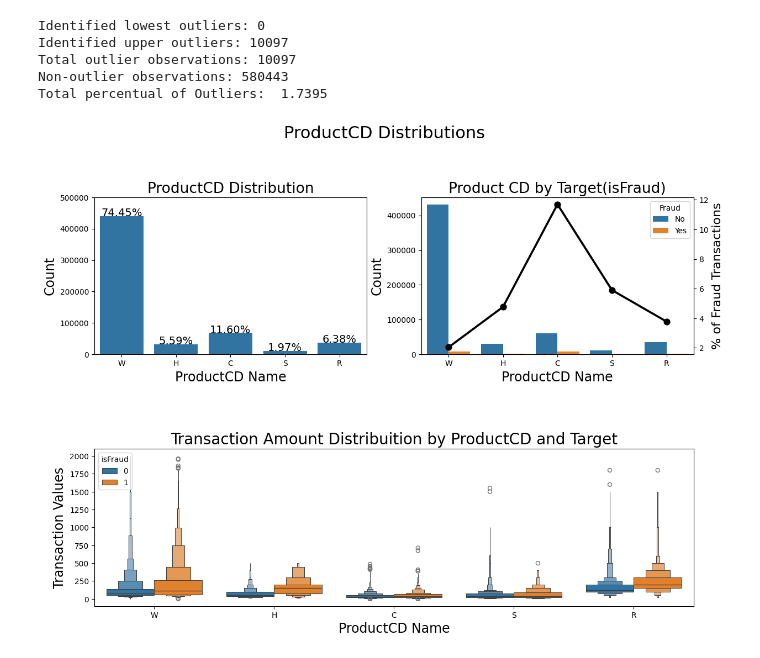
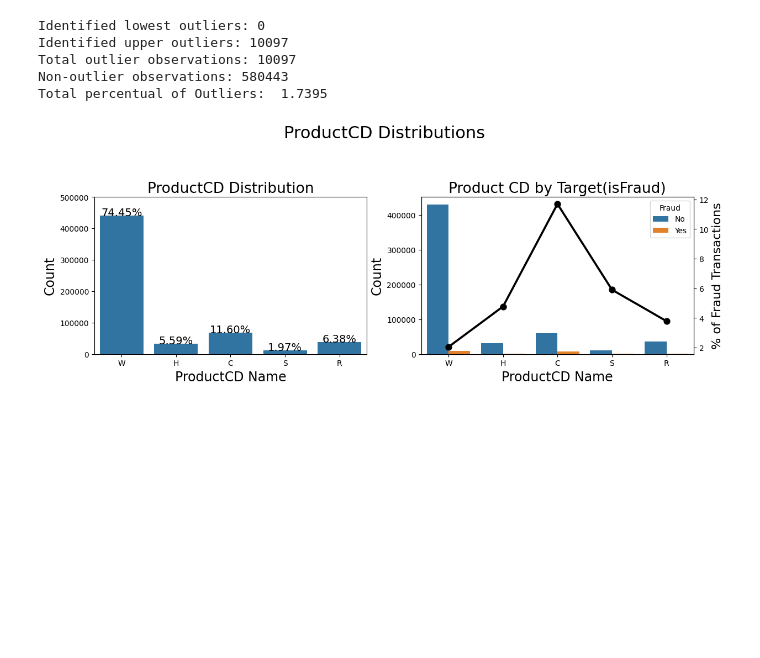
Before and after one commit to Marko-debug/Prediction-of-Fraud-transactions, a Jupyter notebook: models/EDA2.ipynb, the cells around one changed output. Cells and saved outputs as stored; diff of their text form; code cells hidden in the pictures; blank space fills up the shorter version.

```diff
--- a/models/EDA2.ipynb
+++ b/models/EDA2.ipynb
@@ -118,8 +118,3 @@ df_id = reduce_mem_usage(df_id)
 # %% [output]
 Mem. usage decreased to 542.35 Mb (69.4% reduction)
 Mem. usage decreased to 25.86 Mb (42.7% reduction)
-# %%
-df_trans['TransactionAmt'] = df_trans['TransactionAmt'].astype(float)
-total = len(df_trans)
-total_amt = df_trans.groupby(['isFraud'])['TransactionAmt'].sum().sum()
-plt.figure(figsize=(16,6))
@@ -161,38 +153,31 @@ plt.suptitle('ProductCD Distributions', fontsize=22)
 plt.subplot(221)
 g = sns.countplot(x='ProductCD', data=df_trans)
 # plt.legend(title='Fraud', loc='upper center', labels=['No', 'Yes'])
 
 g.set_title("ProductCD Distribution", fontsize=19)
 g.set_xlabel("ProductCD Name", fontsize=17)
 g.set_ylabel("Count", fontsize=17)
 g.set_ylim(0,500000)
 for p in g.patches:
     height = p.get_height()
     g.text(p.get_x()+p.get_width()/2.,
             height + 3,
             '{:1.2f}%'.format(height/total*100),
             ha="center", fontsize=14)
 
 plt.subplot(222)
 g1 = sns.countplot(x='ProductCD', hue='isFraud', data=df_trans)
 plt.legend(title='Fraud', loc='best', labels=['No', 'Yes'])
 gt = g1.twinx()
 gt = sns.pointplot(x='ProductCD', y='Fraud', data=tmp, color='black', order=['W', 'H',"C", "S", "R"], legend=False)
 gt.set_ylabel("% of Fraud Transactions", fontsize=16)
 
 g1.set_title("Product CD by Target(isFraud)", fontsize=19)
 g1.set_xlabel("ProductCD Name", fontsize=17)
 g1.set_ylabel("Count", fontsize=17)
 
-plt.subplot(212)
-g3 = sns.boxenplot(x='ProductCD', y='TransactionAmt', hue='isFraud',
-              data=df_trans[df_trans['TransactionAmt'] <= 2000] )
-g3.set_title("Transaction Amount Distribuition by ProductCD and Target", fontsize=20)
-g3.set_xlabel("ProductCD Name", fontsize=17)
-g3.set_ylabel("Transaction Values", fontsize=17)
-
 plt.subplots_adjust(hspace = 0.6, top = 0.85)
 
 plt.show()
 # %% [output]
-[figure, old version]
+[figure, new version]
```
Also changed, not shown: parts of 14 cells of this notebook, 2 other files.
